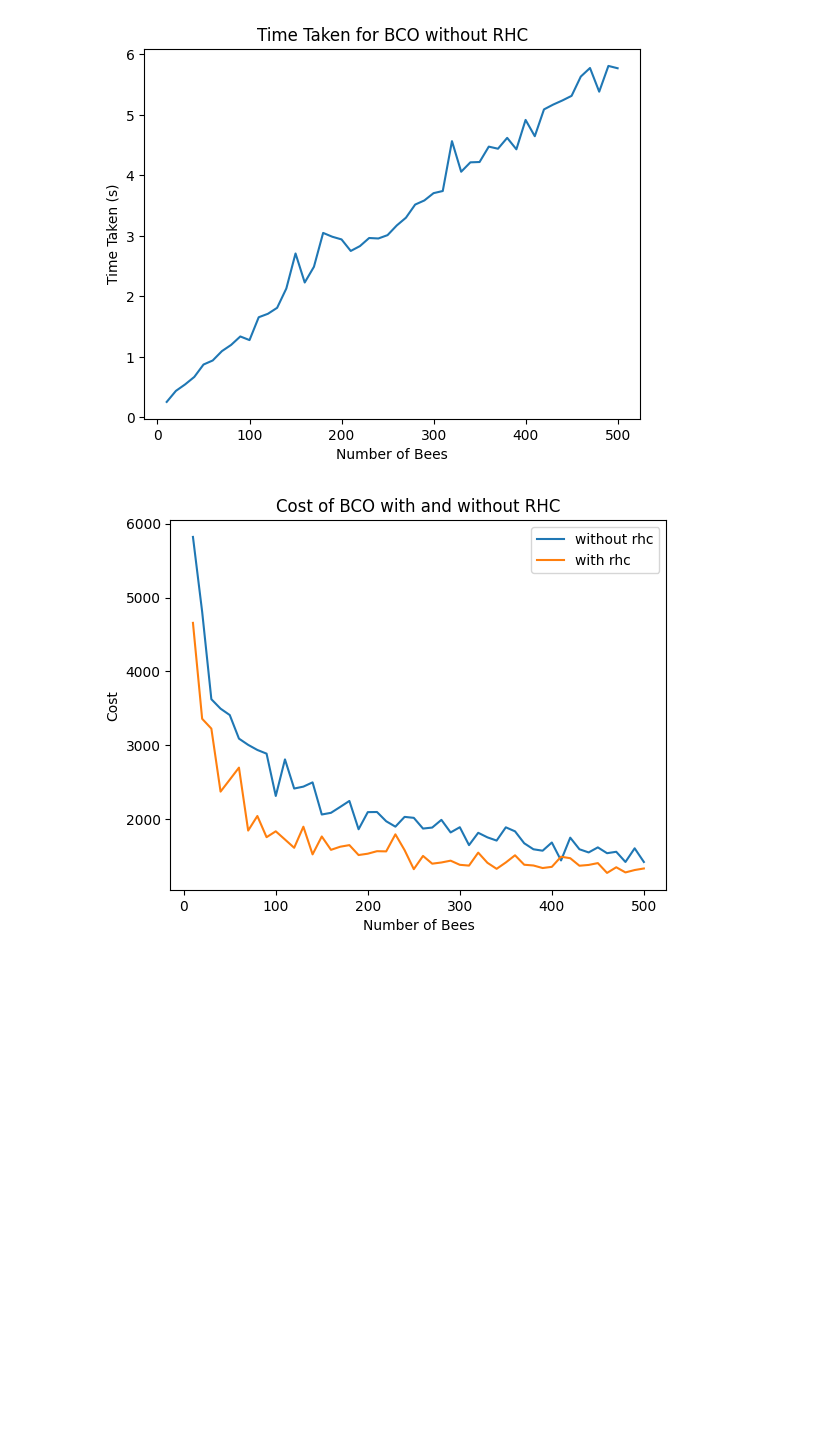
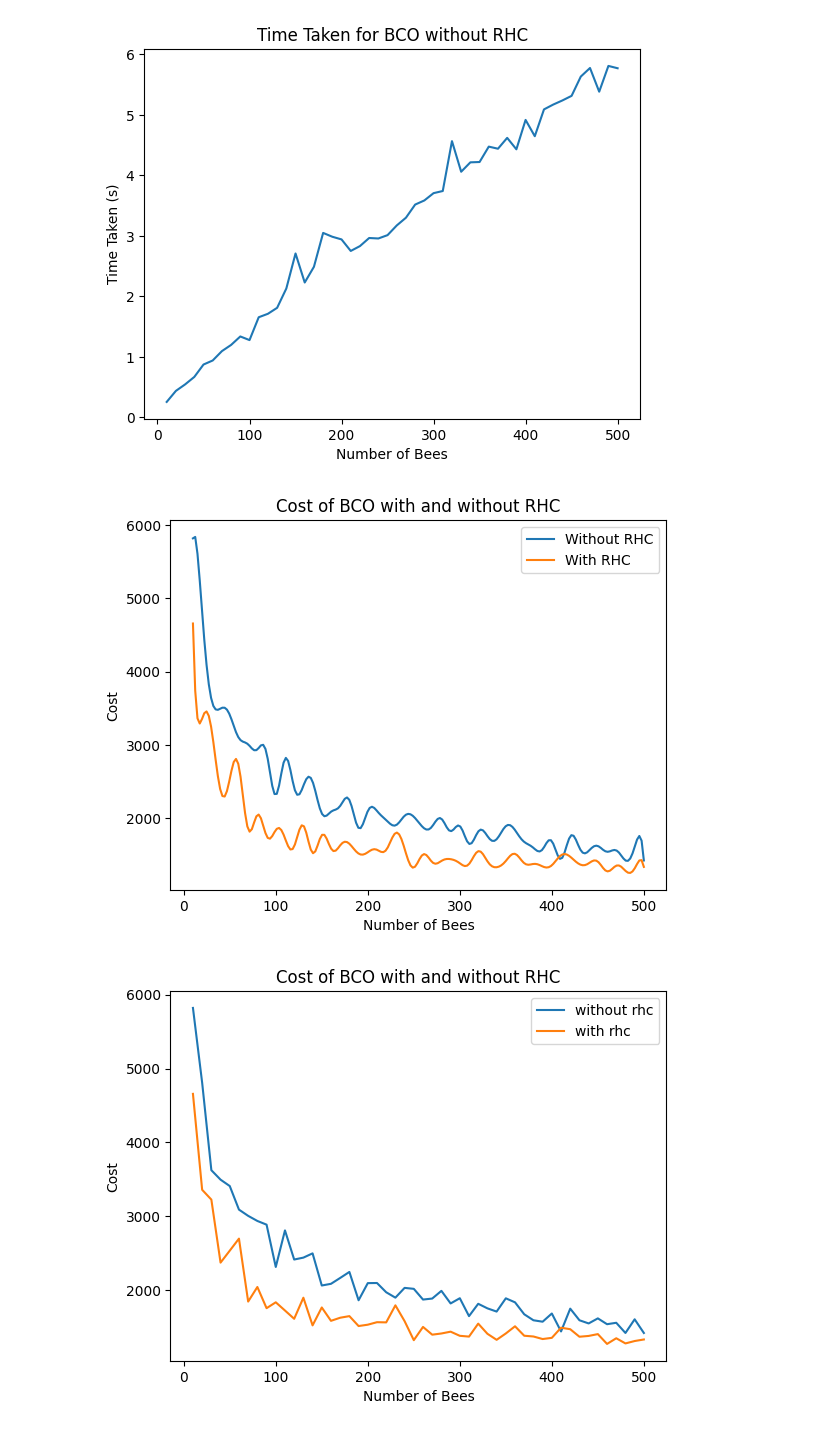
Before and after one commit to Abhijith-TR/Aircraft-Scheduling, a Jupyter notebook: results.ipynb, the cells around one changed output. Cells and saved outputs as stored; diff of their text form; code cells hidden in the pictures; blank space fills up the shorter version.

```diff
--- a/results.ipynb
+++ b/results.ipynb
@@ -43,6 +76,11 @@ plt.show()
 time_bco_with = [0.292522969993297, 0.46950326999649405, 0.6197646499960683, 0.6782009099959396, 0.7725960400071926, 0.9851044499897398, 0.9916166899958625, 1.2434392299968748, 1.2907710299943573, 1.38722839000402, 1.4920305100036786, 1.5701013200101444, 1.7987509800004773, 1.840224480011966, 1.96875607999973, 2.10413340999512, 2.20689855000237, 2.3563663699897006, 2.4287989099975675, 2.6718832599930464, 2.75416803000262, 2.8757209999952464, 3.1897341700037942, 3.1538513500010597, 3.198433220013976, 3.337403429998085, 3.447286829992663, 3.542055770009756, 3.6473409600090236, 3.759056490031071, 3.9698567099985667, 4.1354715299909, 4.116505870001856, 4.352448989998083, 4.6022391200182025, 5.01738628000021, 4.880348869995214, 4.981576649995986, 5.0946543700061735, 5.217456579999999, 5.574462879996281, 5.504697689996101, 5.722208369988948, 5.871940719999839, 5.903058449993841, 6.017429609992542, 6.278889459988568, 6.321490149991587, 6.612893800006714, 6.783050739997998]
 
 fitness_bco_with = [4656.792000000001, 3358.2930000000006, 3225.3100000000004, 2372.2060000000006, 2533.996, 2697.1960000000004, 1844.9739999999997, 2042.325, 1755.4630000000002, 1835.1530000000002, 1724.0180000000005, 1611.9360000000001, 1897.4020000000005, 1522.703, 1765.1200000000001, 1584.2710000000002, 1626.259, 1648.009, 1513.797, 1531.9940000000001, 1565.8080000000002, 1563.324, 1794.0600000000002, 1579.976, 1322.438, 1501.776, 1396.8790000000001, 1412.9340000000002, 1437.5840000000003, 1381.5, 1370.894, 1546.4569999999999, 1408.9789999999998, 1327.182, 1413.132, 1510.377, 1382.538, 1372.267, 1337.8380000000002, 1353.9860000000003, 1491.1910000000003, 1470.779, 1368.995, 1379.795, 1404.5450000000003, 1271.693, 1348.328, 1278.453, 1310.8220000000001, 1331.858]
+# %%
+x = [i*10 for i in range(1, len(time) + 1)]
+make_two_smooth_plots(x, fitness_bco_without, x, fitness_bco_with, 'Without RHC', 'With RHC', 'Number of Bees', 'Cost', 'Cost of BCO with and without RHC')
+# %% [output]
+[figure, added]
 # %%
 x = [i*10 for i in range(1, len(time) + 1)]
 plt.plot(x, fitness_bco_without, label='without rhc')
```
Also changed, not shown: parts of 5 cells of this notebook, 2 other files.
